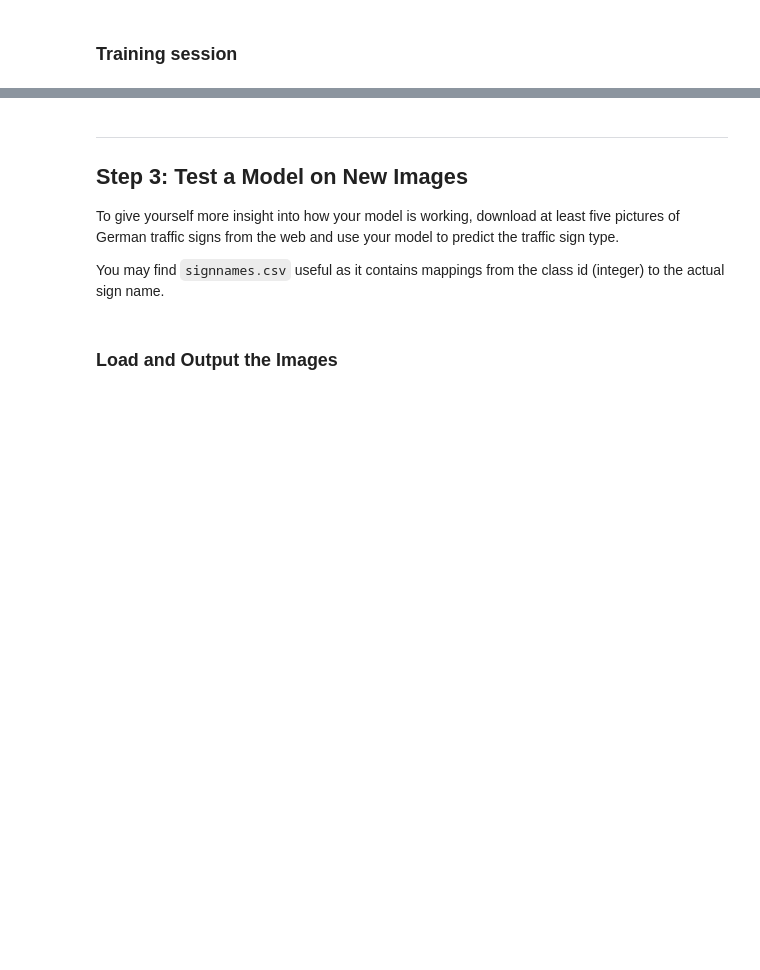
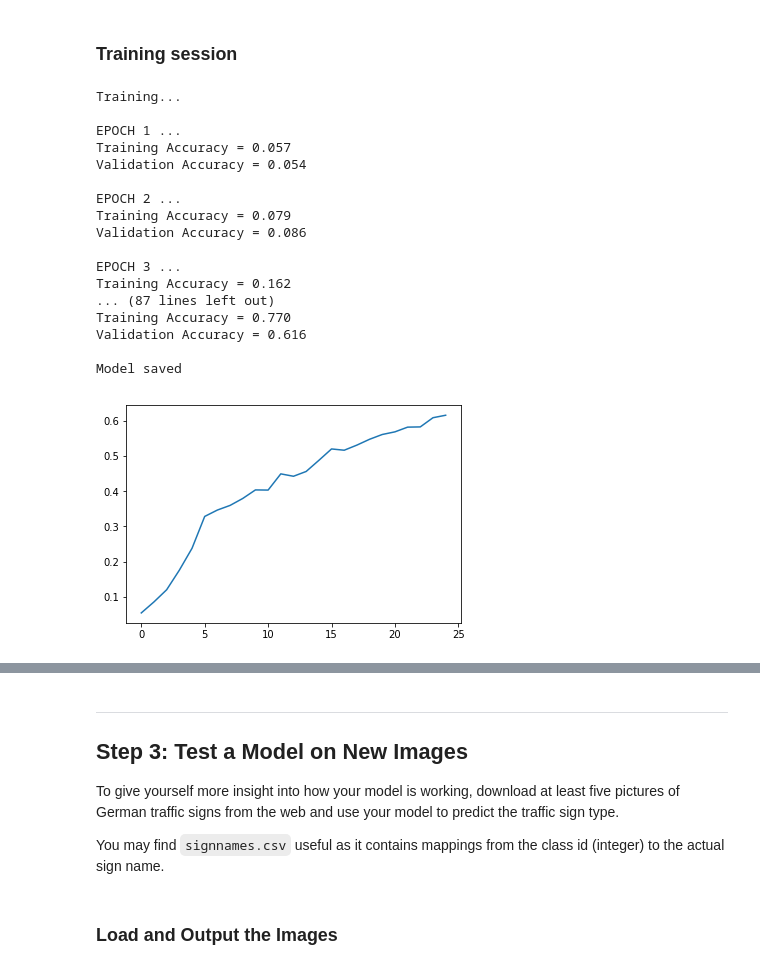
Before and after one commit to Shivam-Bhardwaj/TrafficSignDetector-TensorFlow, a Jupyter notebook: Traffic_Sign_Classifier.ipynb, the cells around one changed output, grey strips where cells are left out. Saved outputs shown, nothing was run; the diff lists cells and outputs as text; code cells hidden in the pictures; blank space fills up the shorter version.

```diff
--- a/Traffic_Sign_Classifier.ipynb
+++ b/Traffic_Sign_Classifier.ipynb
@@ -276,20 +245,20 @@ from tensorflow.contrib.layers import flatten
 # Defining TensorFlow variables
 
 keep_prob = tf.placeholder(tf.float32)
-x = tf.placeholder(tf.float32, (None, 32, 32, 1))
+x = tf.placeholder(tf.float32, (None, 32, 32, 3))
 y = tf.placeholder(tf.int32, (None))
 one_hot_y = tf.one_hot(y, 43)
 keep_prob = tf.placeholder(tf.float32)
 # %%
 # My modiefied version of LeNet
-rate = 0.001
+
 def LeNet_modified(x):
     # Arguments used for tf.truncated_normal, randomly defines variables for the weights and biases for each layer
     mu = 0
     sigma = 0.1
 
     # Layer 1: Convolutional. Input = 32x32x1. Output = 28x28x6.
-    conv1_W = tf.Variable(tf.truncated_normal(shape=(2, 2, 1, 10), mean = mu, stddev = sigma))
+    conv1_W = tf.Variable(tf.truncated_normal(shape=(2, 2, 3, 10), mean = mu, stddev = sigma))
     conv1_b = tf.Variable(tf.zeros(10))
     conv1   = tf.nn.conv2d(x, conv1_W, strides=[1, 1, 1, 1], padding='VALID') + conv1_b
 
@@ -473,7 +515,11 @@ def flatten_layer(layer):
     layer_flat = tf.reshape(layer, [-1, num_features])
     return layer_flat, num_features
 # %%
-logits = DeepNet(x,0.5)
+rate = 0.001
+
+logits = LeNet_modified(x)
+# logits = DeepNet(x,0.5)
+# logits = DeepNetMergeLayers(x, 0.5)
 cross_entropy = tf.nn.softmax_cross_entropy_with_logits(labels=one_hot_y, logits=logits)
 loss_operation = tf.reduce_mean(cross_entropy)
 optimizer = tf.train.AdamOptimizer(learning_rate = rate)
@@ -521,8 +568,8 @@ print("Finished Preprocessing")
 # %% [markdown]
 ### Training session
 # %%
-EPOCHS = 50
-BATCH_SIZE = 1024
+EPOCHS = 25
+BATCH_SIZE = 512
 DROPOUT = 0.5
 
 
@@ -530,33 +577,52 @@ with tf.Session() as sess:
     sess.run(tf.global_variables_initializer())
     num_examples = len(X_train)
 
     print("Training...")
     print()
     validation_accuracies = []
 
     for i in range(EPOCHS):
         X_train, X_train_preProcessed, y_train = shuffle(X_train, X_train_preProcessed, y_train)
         for offset in range(0, num_examples, BATCH_SIZE):
             end = offset + BATCH_SIZE
             batch_x, batch_y = X_train_preProcessed[offset:end], y_train[offset:end]
             sess.run(training_operation, feed_dict={x: batch_x, y: batch_y, keep_prob: DROPOUT})
 
         training_accuracy = evaluate(X_train_preProcessed, y_train)
         validation_accuracy = evaluate(X_valid_preProcessed, y_valid)
 
         print("EPOCH {} ...".format(i+1))
         print("Training Accuracy = {:.3f}".format(training_accuracy))
         print("Validation Accuracy = {:.3f}".format(validation_accuracy))
         print()
         validation_accuracies.append(validation_accuracy)
 
     saver.save(sess, './lenet')
 
     # show learning statistics
     plt.plot(range(EPOCHS),validation_accuracies)
     plt.show
 
     print("Model saved")
+# %% [output]
+Training...
+
+EPOCH 1 ...
+Training Accuracy = 0.057
+Validation Accuracy = 0.054
+
+EPOCH 2 ...
+Training Accuracy = 0.079
+Validation Accuracy = 0.086
+
+EPOCH 3 ...
+Training Accuracy = 0.162
+... (87 lines left out)
+Training Accuracy = 0.770
+Validation Accuracy = 0.616
+
+Model saved
+[figure, added]
 # %%
 with tf.Session() as sess:
     saver.restore(sess, tf.train.latest_checkpoint('.'))
```
Also changed, not shown: parts of 19 cells of this notebook.
